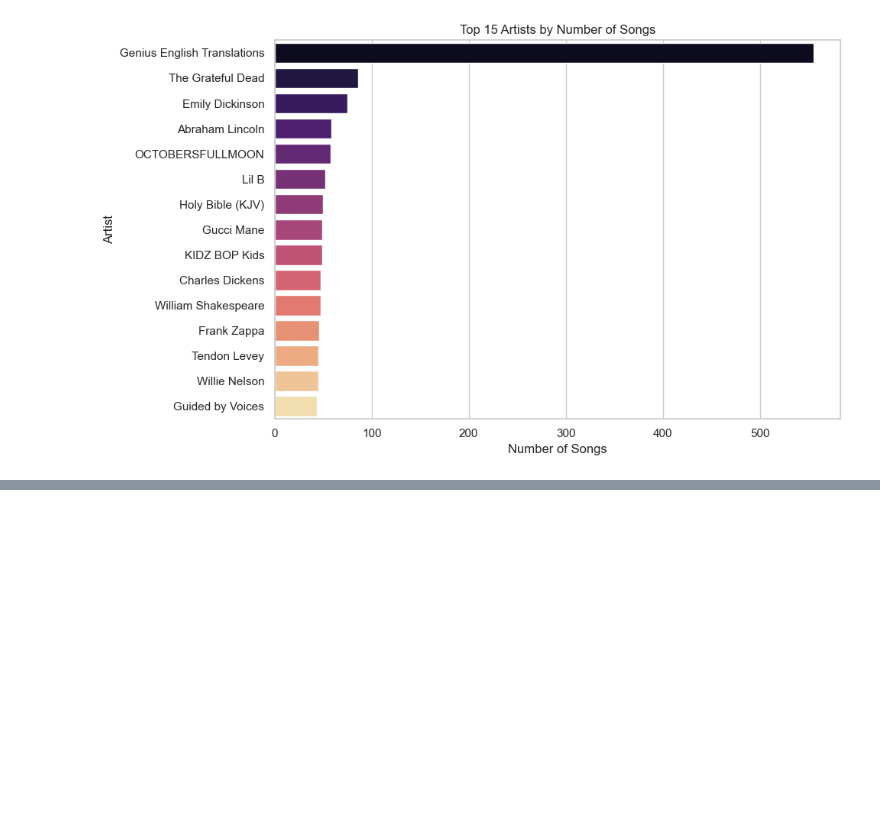
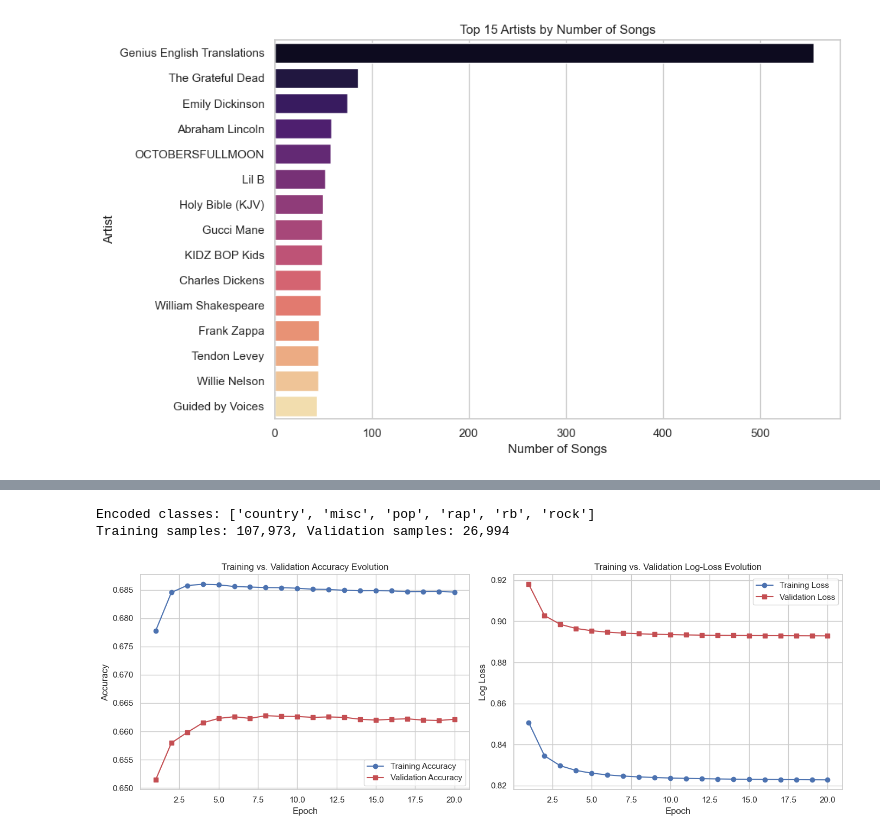
Before and after one commit to RodrigoSouta/Text-Mining, a Jupyter notebook: EDA.ipynb, the cells around one changed output, grey strips where cells are left out. Cells and saved outputs as stored; diff of their text form; code cells hidden in the pictures; blank space fills up the shorter version.

Commit message:
Preprocessing

```diff
--- a/EDA.ipynb
+++ b/EDA.ipynb
@@ -164,0 +234,78 @@ Passing `palette` without assigning `hue` is deprecated and will be removed in v
+# %%
+from sklearn.preprocessing import LabelEncoder
+from sklearn.model_selection import train_test_split
+
+le = LabelEncoder()
+y_train_encoded = le.fit_transform(train_df['tag'])
+genre_classes = list(le.classes_)
+print(f"Encoded classes: {genre_classes}")
+
+
+X_tr, X_val, y_tr, y_val = train_test_split(
+    X_train_tfidf,
+    y_train_encoded,
+    test_size=0.2,
+    random_state=42,
+    stratify=y_train_encoded
+)
+
+print(f"Training samples: {X_tr.shape[0]:,}, Validation samples: {X_val.shape[0]:,}")
+# %% [output]
+Encoded classes: ['country', 'misc', 'pop', 'rap', 'rb', 'rock']
+Training samples: 107,973, Validation samples: 26,994
+# %%
+import numpy as np
+from sklearn.linear_model import SGDClassifier
+from sklearn.metrics import accuracy_score, log_loss
+
+sgd_model = SGDClassifier(
+    loss='log_loss',
+    penalty='l2',
+    alpha=1e-5,
+    random_state=42
+)
+
+n_epochs = 20
+train_acc_history = []
+val_acc_history = []
+train_loss_history = []
+val_loss_history = []
+
+all_classes = np.unique(y_tr)
+
+for epoch in range(1, n_epochs + 1):
+    sgd_model.partial_fit(X_tr, y_tr, classes=all_classes)
+
+    y_tr_prob = sgd_model.predict_proba(X_tr)
+    y_val_prob = sgd_model.predict_proba(X_val)
+
+    y_tr_pred = np.argmax(y_tr_prob, axis=1)
+    y_val_pred = np.argmax(y_val_prob, axis=1)
+
+    train_acc_history.append(accuracy_score(y_tr, y_tr_pred))
+    val_acc_history.append(accuracy_score(y_val, y_val_pred))
+    train_loss_history.append(log_loss(y_tr, y_tr_prob))
+    val_loss_history.append(log_loss(y_val, y_val_prob))
+
+
+epochs_range = range(1, n_epochs + 1)
+fig, (ax1, ax2) = plt.subplots(1, 2, figsize=(14, 5))
+
+ax1.plot(epochs_range, train_acc_history, 'b-o', label='Training Accuracy')
+ax1.plot(epochs_range, val_acc_history, 'r-s', label='Validation Accuracy')
+ax1.set_title('Training vs. Validation Accuracy Evolution')
+ax1.set_xlabel('Epoch')
+ax1.set_ylabel('Accuracy')
+ax1.legend()
+
+ax2.plot(epochs_range, train_loss_history, 'b-o', label='Training Loss')
+ax2.plot(epochs_range, val_loss_history, 'r-s', label='Validation Loss')
+ax2.set_title('Training vs. Validation Log-Loss Evolution')
+ax2.set_xlabel('Epoch')
+ax2.set_ylabel('Log Loss')
+ax2.legend()
+
+plt.tight_layout()
+plt.show()
+# %% [output]
+[figure, added]
```
Also changed, not shown: parts of 17 cells of this notebook.
